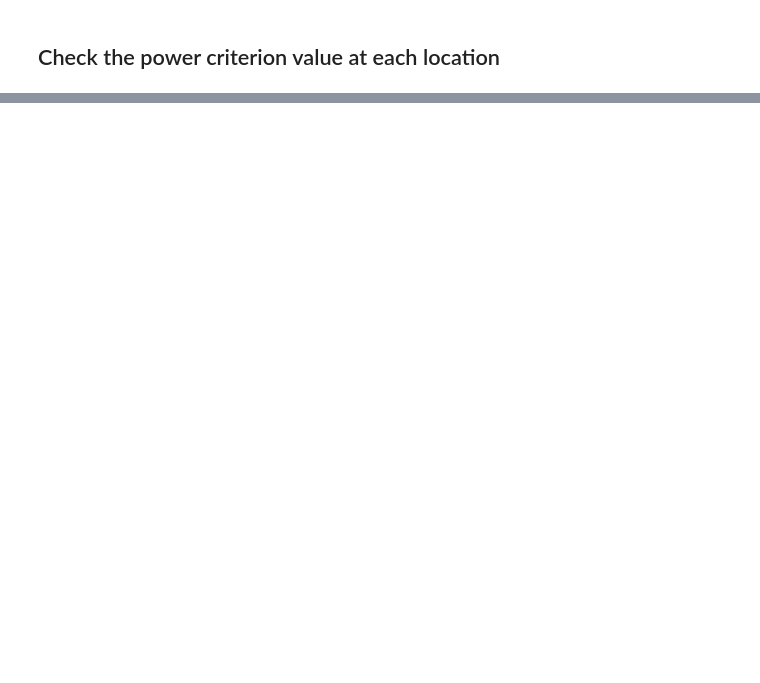
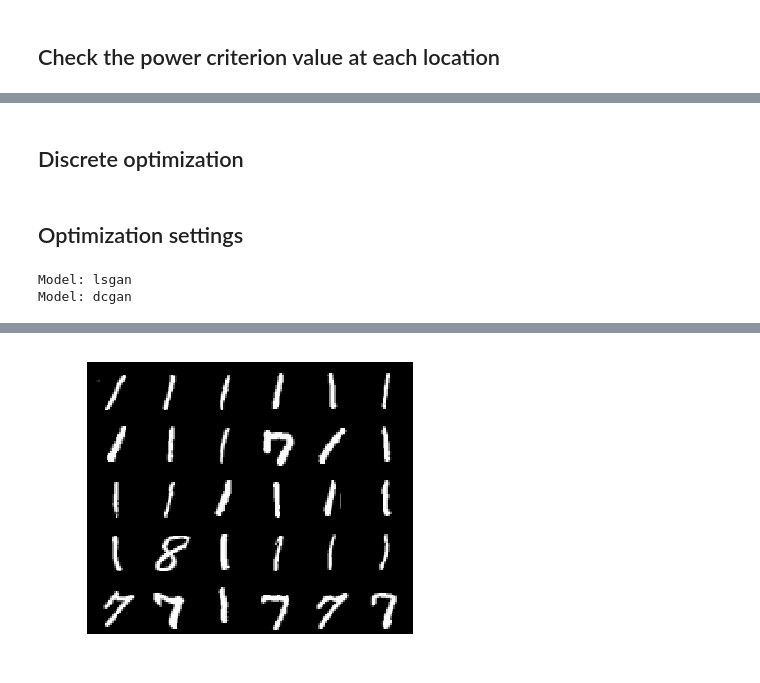
Before and after one commit to wittawatj/kernel-mod, a Jupyter notebook: ipynb/gan/mnist_opt.ipynb, the cells around one changed output, grey strips where cells are left out. Saved outputs shown, nothing was run; the diff lists cells and outputs as text; code cells hidden in the pictures; blank space fills up the shorter version.

Commit message:
add discrete optimization to mnist_opt.ipynb

```diff
--- a/ipynb/gan/mnist_opt.ipynb
+++ b/ipynb/gan/mnist_opt.ipynb
@@ -400,0 +406,2 @@ for j in range(J):
+# %% [markdown]
+## Discrete optimization
@@ -400,0 +418,51 @@ for j in range(J):
+# %% [markdown]
+## Optimization settings
+# %%
+J = 30
+
+num_classes = 10
+trans_p = get_trans(model_type_p)
+trans_q = get_trans(model_type_q)
+featurizer = extractor_cls
+#featurizer = classifier
+
+reg = 1e-4
+# %% [output]
+Model: lsgan
+Model: dcgan
+# %%
+#Y = featurizer(mnist_norm(vae_sample(vae, num_sample)))
+torch.manual_seed(seed)
+torch.cuda.manual_seed_all(seed)
+
+V_pool = []
+Z_list = []
+for j in range(num_classes):
+    idx = (mnist_Y == j)
+    rand_idx = util.subsample_ind(len(mnist_Y[idx]), len(mnist_Y[idx]), seed=seed)
+    Z, V = slice_array(mnist_X[idx][rand_idx], [n_sample_per_class, J])
+    Z_list.append(Z)
+    V_pool.append(V)
+
+X = featurizer(trans_p(gen_p.sample(num_sample)))
+Y = featurizer(trans_q(gen_q.sample(num_sample)))
+Z = torch.cat(Z_list).to(device)
+Z = featurizer(Z)
+
+X = X.cpu().data.numpy()
+Y = Y.cpu().data.numpy()
+Z = Z.cpu().data.numpy()
+
+XYZ = np.vstack((X, Y, Z))
+med = util.meddistance(XYZ, subsample=1000)
+k = kernel.KGauss(med**2)
+
+V = torch.cat(V_pool)
+fV = featurizer(V.to(device)).cpu().data.numpy()
+# %%
+with util.ContextTimer() as t:
+    opt_idx = ganopt.opt_greedy_3sample_criterion(data.Data(X), data.Data(Y), data.Data(Z), fV, k, J, maximize=True)
+print('Took {} secs'.format(t.secs))
+opt_locs = V[opt_idx]
+plot.show_torch_imgs(opt_locs, nrow=6, figsize=(6, 5), normalize=True)
+# %% [output]
@@ -400,0 +470 @@ for j in range(J):
+[figure, added]
```
Also changed, not shown: parts of 20 cells of this notebook, 1 other file.
